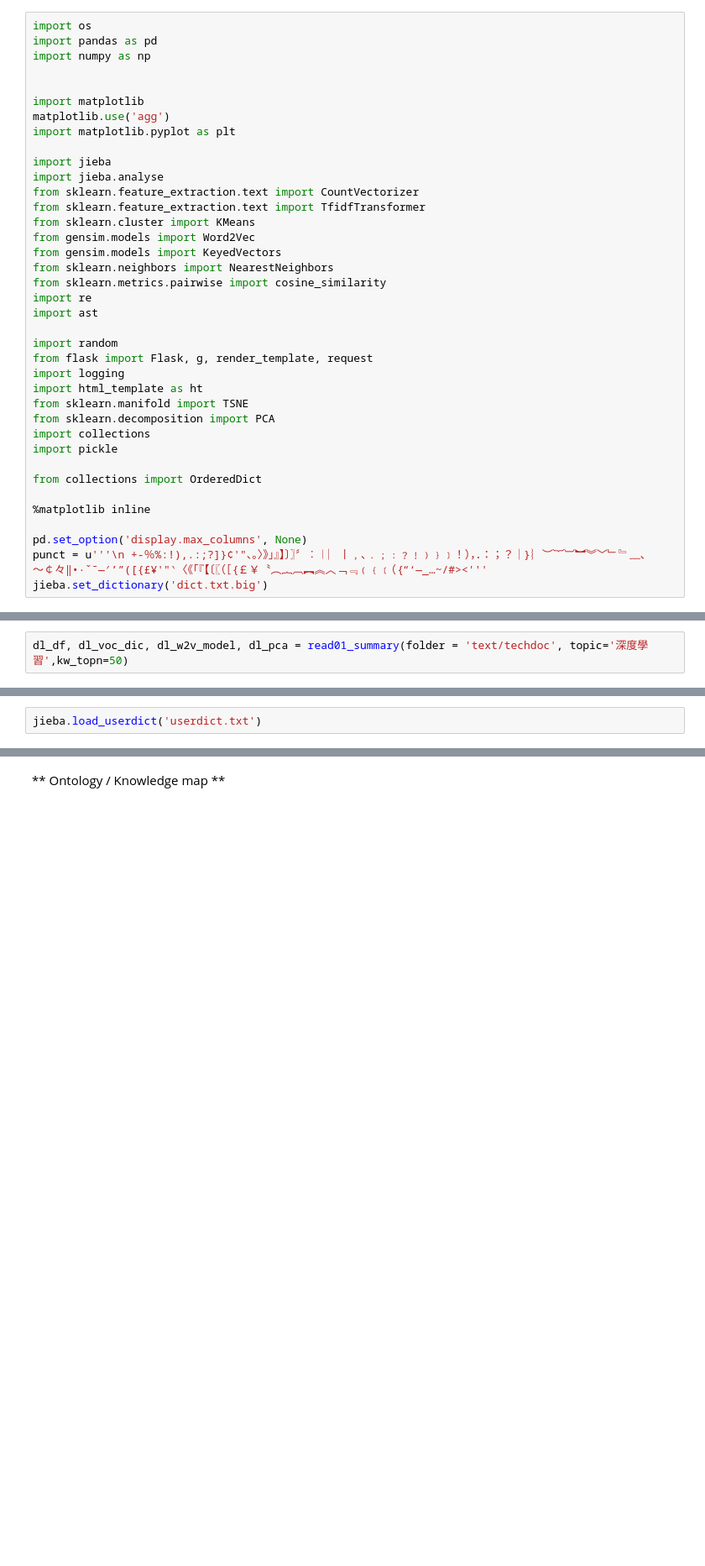
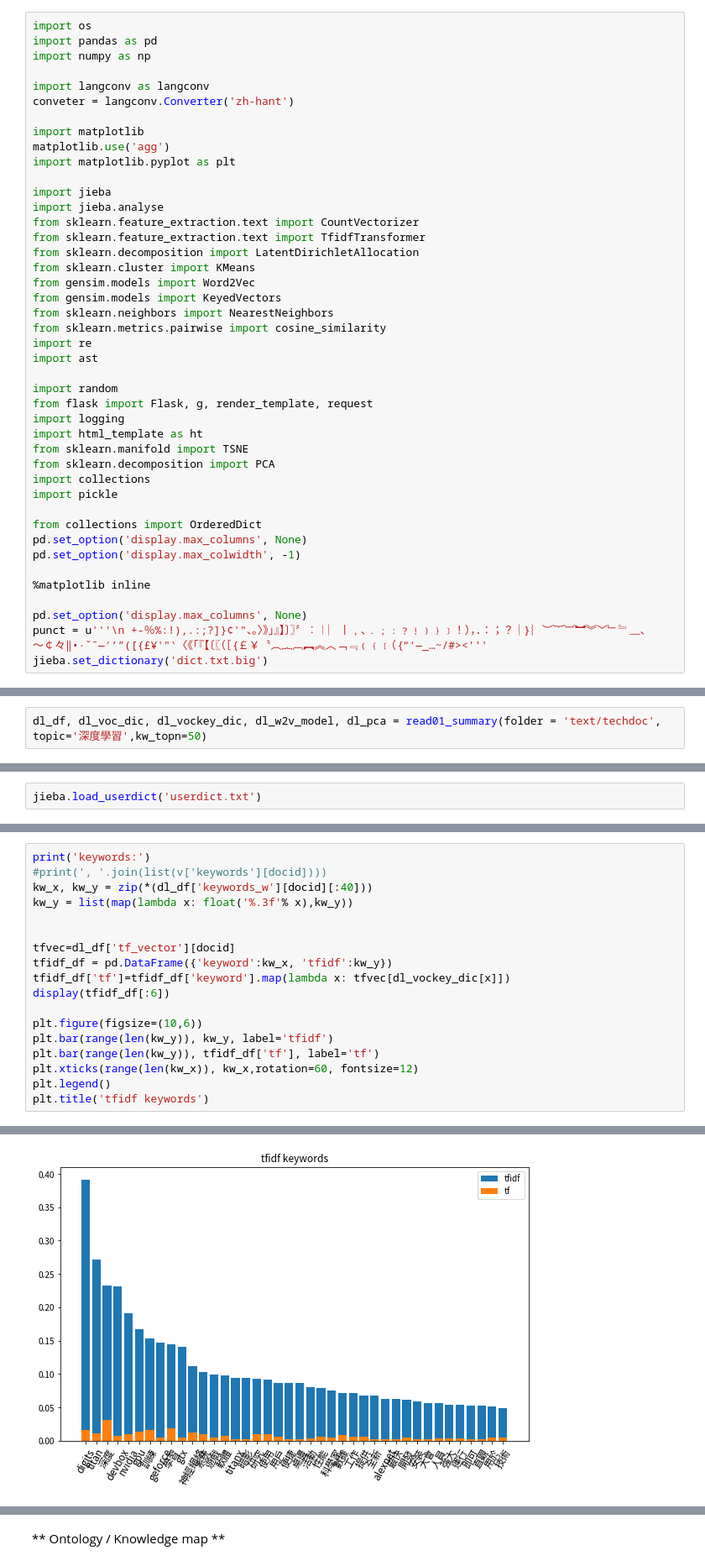
Before and after one commit to mangoicestar/textmining, a Jupyter notebook: textmining.ipynb, the cells around one changed output, grey strips where cells are left out. Shown at 84% size. Cells and saved outputs as stored; diff of their text form; blank space fills up the shorter version.

Commit message:
text mining for one doc

```diff
--- a/textmining.ipynb
+++ b/textmining.ipynb
@@ -41,6 +62,8 @@ import os
 import pandas as pd
 import numpy as np
 
+import langconv as langconv
+conveter = langconv.Converter('zh-hant')
 
 import matplotlib
 matplotlib.use('agg')
@@ -50,6 +73,7 @@ import jieba
 import jieba.analyse
 from sklearn.feature_extraction.text import CountVectorizer
 from sklearn.feature_extraction.text import TfidfTransformer
+from sklearn.decomposition import LatentDirichletAllocation
 from sklearn.cluster import KMeans
 from gensim.models import Word2Vec
 from gensim.models import KeyedVectors
@@ -68,6 +92,8 @@ import collections
 import pickle
 
 from collections import OrderedDict
+pd.set_option('display.max_columns', None)
+pd.set_option('display.max_colwidth', -1)
 
 %matplotlib inline
 
@@ -94,4 +120,4 @@ plt.rcParams['font.family'] = fp.get_name()
 # %% [markdown]
 ** 一篇文章分析 **
 # %%
-dl_df, dl_voc_dic, dl_w2v_model, dl_pca = read01_summary(folder = 'text/techdoc', topic='深度學習',kw_topn=50)
+dl_df, dl_voc_dic, dl_vockey_dic, dl_w2v_model, dl_pca = read01_summary(folder = 'text/techdoc', topic='深度學習',kw_topn=50)
@@ -187,0 +141,19 @@ digits, devbox, 全球, 最快, 的, 桌邊型, 深度學習, 機器, nvidia,
+# %%
+print('keywords:')
+#print(', '.join(list(v['keywords'][docid])))
+kw_x, kw_y = zip(*(dl_df['keywords_w'][docid][:40]))
+kw_y = list(map(lambda x: float('%.3f'% x),kw_y))
+
+
+tfvec=dl_df['tf_vector'][docid]
+tfidf_df = pd.DataFrame({'keyword':kw_x, 'tfidf':kw_y})
+tfidf_df['tf']=tfidf_df['keyword'].map(lambda x: tfvec[dl_vockey_dic[x]])
+display(tfidf_df[:6])
+
+plt.figure(figsize=(10,6))
+plt.bar(range(len(kw_y)), kw_y, label='tfidf')
+plt.bar(range(len(kw_y)), tfidf_df['tf'], label='tf')
+plt.xticks(range(len(kw_x)), kw_x,rotation=60, fontsize=12)
+plt.legend()
+plt.title('tfidf keywords')
+# %% [output]
@@ -187,0 +169 @@ digits, devbox, 全球, 最快, 的, 桌邊型, 深度學習, 機器, nvidia,
+[figure, added]
```
Also changed, not shown: parts of 41 cells of this notebook, 3 other files.
